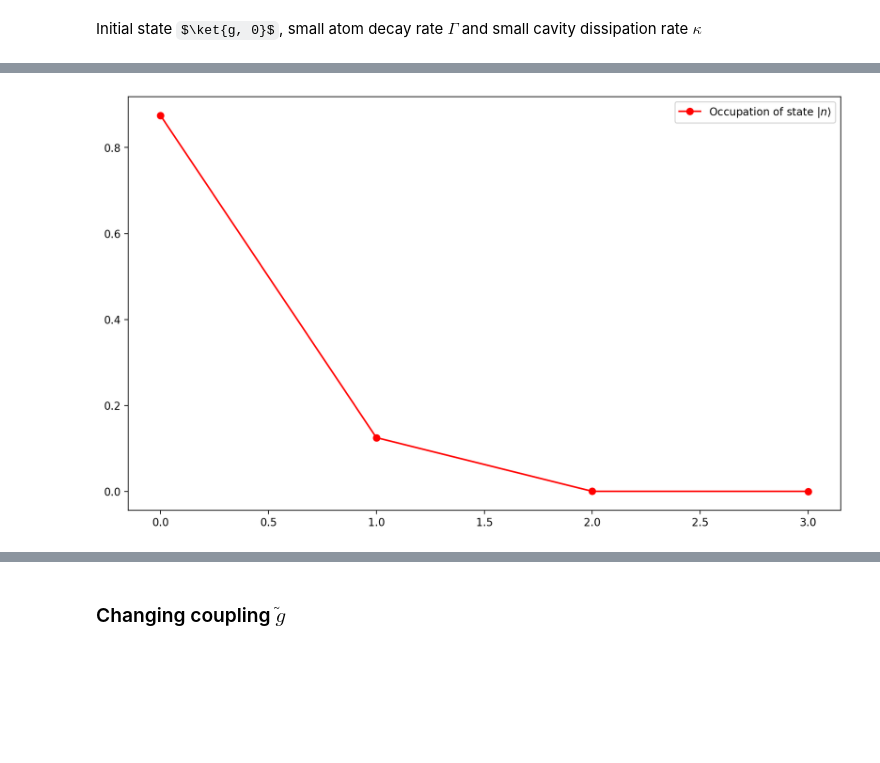
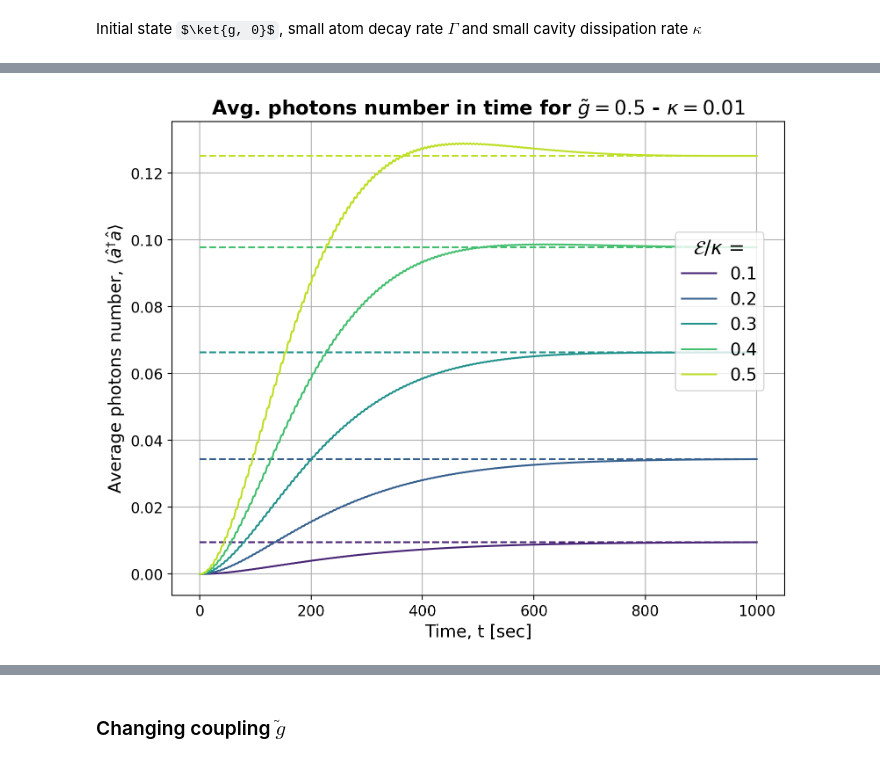
Before and after one commit to RaffaeleSabatini/QIAP_Project, a Jupyter notebook: main.ipynb, the cells around one changed output, grey strips where cells are left out. Saved outputs shown, nothing was run; the diff lists cells and outputs as text; code cells hidden in the pictures; some formulas as TeX source; blank space fills up the shorter version.

```diff
--- a/main.ipynb
+++ b/main.ipynb
@@ -64,7 +61,7 @@ GAMMA = 0.01
 KAPPA = 0.01
 omega_c = 5 # We assume it is the same as the atom for simplicity (omega_c = omega_a)
 omega   = omega_c - g_til
-E = 0.005
+E = [10**-3 * k for k in range(1, 6)]
 
 T0    = 0
 Tf    = 1000
@@ -73,4 +70,4 @@ times = np.linspace(T0, Tf, Nt)
 N_ph = 4
 
 psi0 = qtp.tensor(qtp.basis(2,1), qtp.fock(N_ph, 0)) # Initial state
-result_g = solve_JC_LME(psi0, omega_c-omega, omega_c-omega, g_til, E, KAPPA, GAMMA, N_ph, T0, Tf, Nt, True)
+results_g = solve_JC_LME_parallelized(psi0, omega_c-omega, omega_c-omega, g_til, E, [KAPPA], [GAMMA], N_ph, T0, Tf, Nt)
@@ -79,11 +74,4 @@ result_g = solve_JC_LME(psi0, omega_c-omega, omega_c-omega, g_til, E, KAPPA, GAM
 # %%
-rho_cav_g = result_g.final_state.ptrace(1)
-occupations_g = rho_cav_g.diag()
-N_list = np.arange(N_ph)
-
-plt.figure(dpi=200, figsize=(12, 7))
-plt.plot(N_list, occupations_g, "r-o", label=r"Occupation of state $\vert{n}\rangle$")
-plt.legend()
-plt.show()
+plot_mean_values(results_g, T0, Tf, Nt, GAMMA, title=fr"Avg. photons number in time for $\tilde g={g_til}$ - $\kappa = {KAPPA}$")
 # %% [output]
-[figure, old version]
+[figure, new version]
```
Also changed, not shown: parts of 13 cells of this notebook, 2 other files.
